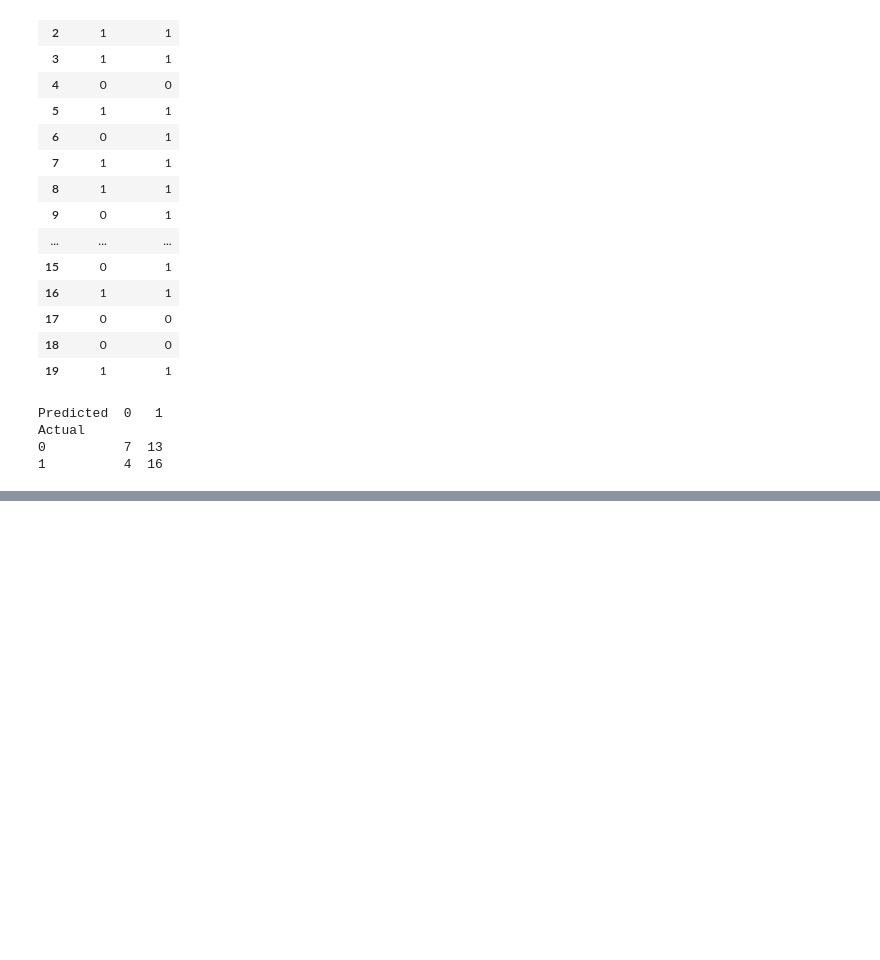
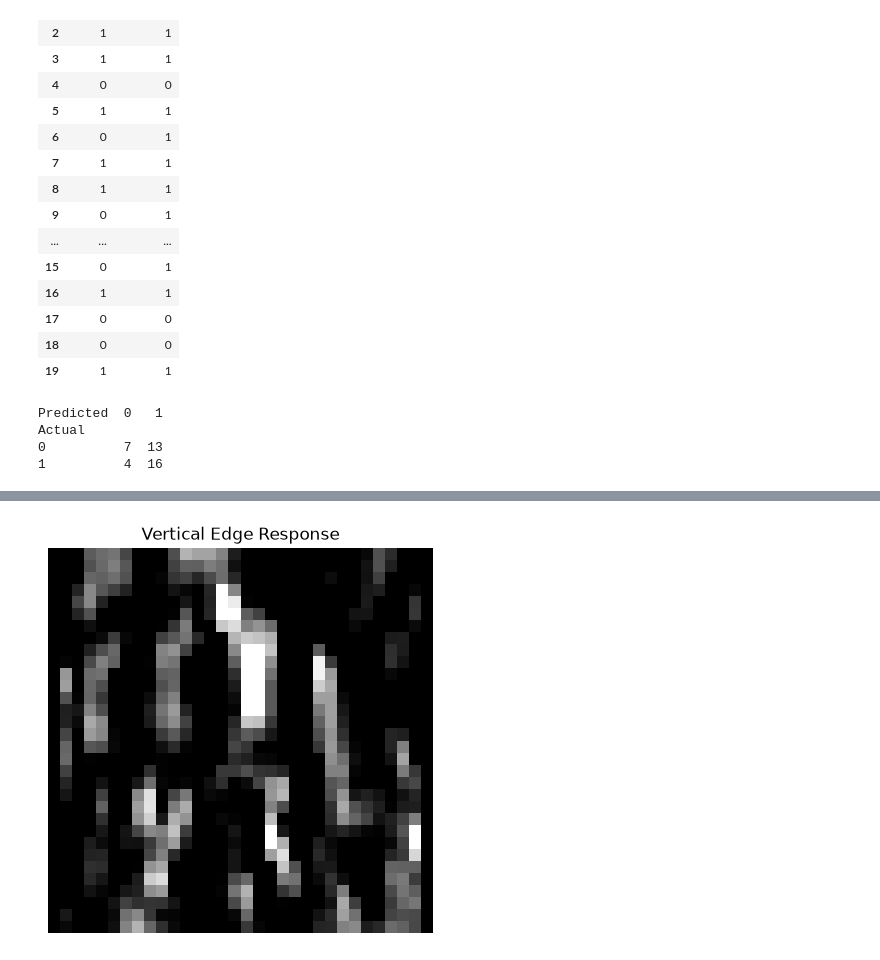
Before and after one commit to utsabbasyal12/ai-image-forgery-detection, a Jupyter notebook: notebooks/01_dataset_exploration.ipynb, the cells around one changed output, grey strips where cells are left out. Saved outputs shown, nothing was run; the diff lists cells and outputs as text; code cells hidden in the pictures; blank space fills up the shorter version.

```diff
--- a/notebooks/01_dataset_exploration.ipynb
+++ b/notebooks/01_dataset_exploration.ipynb
@@ -505,0 +529,14 @@ Actual
+# %%
+vertical_edges = cv2.filter2D(
+    gray,
+    -1,
+    vertical_kernel
+)
+# %%
+plt.figure(figsize=(5, 5))
+plt.imshow(vertical_edges, cmap="gray")
+plt.title("Vertical Edge Response")
+plt.axis("off")
+plt.show()
+# %% [output]
+[figure, added]
```
Also changed, not shown: parts of 40 cells of this notebook.
